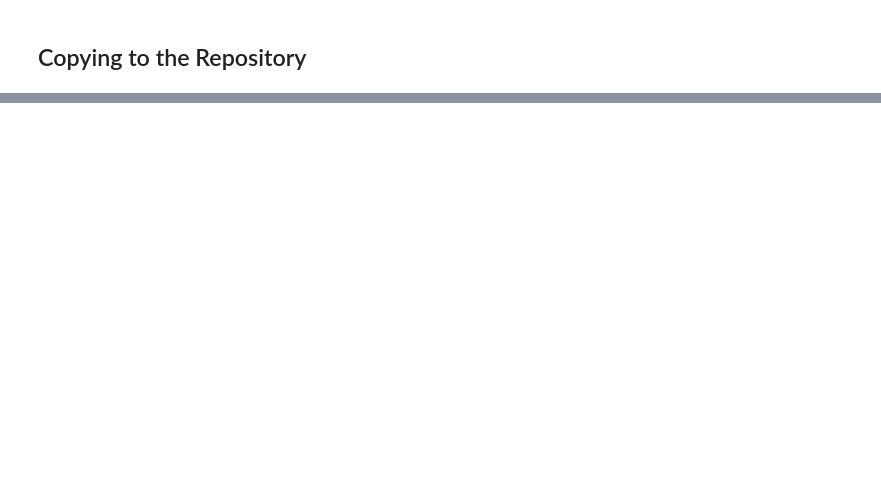
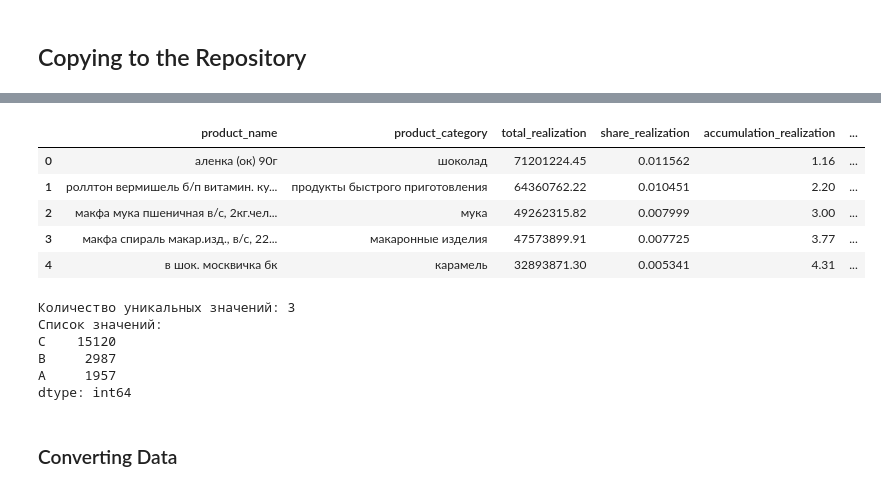
Before and after one commit to RoomJackal/FPLS, a Jupyter notebook: FPLS.ipynb, the cells around one changed output, grey strips where cells are left out. Saved outputs shown, nothing was run; the diff lists cells and outputs as text; code cells hidden in the pictures; blank space fills up the shorter version.

```diff
--- a/FPLS.ipynb
+++ b/FPLS.ipynb
@@ -30,0 +244,10 @@ print('Файлы успешно скопированы в репозитори
+# %%
+# Удаление категорий товаров у которых количество товаров меньше 10
+
+# Подсчёт количетсва строк для каждой категории товара
+category_counts = df_clean['product_category'].value_counts()
+# Фильтрация категорий товаров у которых количетсва товаров меньше 10 и определяем их индекс
+filtered_category_remove = category_counts[category_counts < 10].index
+# Удаление строк с этими категориями
+df_clean = df_clean[~df_clean['product_category'].isin(filtered_category_remove)]
+print(f'Размер отчищенного датасета - {df_clean.shape}')
@@ -30,0 +262,5 @@ print('Файлы успешно скопированы в репозитори
+# %%
+# Сортировка по убыванию по сумме реализации
+
+df_new_feature = df_clean.sort_values(by = 'total_realization', ascending = False)
+df_new_feature.head()
@@ -30,0 +274,5 @@ print('Файлы успешно скопированы в репозитори
+# %%
+# Преобразования накопительной суммы реализации в проценты
+
+df_new_feature['accumulation_realization'] = df_new_feature['accumulation_realization'].apply(lambda x: round((x * 100), 2))
+df_new_feature.head()
@@ -30,0 +286,36 @@ print('Файлы успешно скопированы в репозитори
+# %%
+# Функция классификации товаров
+
+def ABC_classification (accumulation_realization):
+    if accumulation_realization < 80:
+        return 'A'
+    elif 80 <= accumulation_realization <= 95:
+        return 'B'
+    else:
+        return 'C'
+# %%
+# Создание нового столбца с ABC классифкацией товаров
+
+df_new_feature['abc_classification'] = df_new_feature['accumulation_realization'].apply(ABC_classification)
+df_new_feature.head()
+# %% [output]
+|  | product_name | product_category | total_realization | share_realization | accumulation_realization | ... |
+| 0 | аленка (ок) 90г | шоколад | 71201224.45 | 0.011562 | 1.16 | ... |
+| 1 | роллтон вермишель б/п витамин. ку... | продукты быстрого приготовления | 64360762.22 | 0.010451 | 2.20 | ... |
+| 2 | макфа мука пшеничная в/с, 2кг.чел... | мука | 49262315.82 | 0.007999 | 3.00 | ... |
+| 3 | макфа спираль макар.изд., в/с, 22... | макаронные изделия | 47573899.91 | 0.007725 | 3.77 | ... |
+| 4 | в шок. москвичка бк | карамель | 32893871.30 | 0.005341 | 4.31 | ... |
+# %%
+# Вывод количетсва уникальных значений ABC классификации
+
+print(f'Количество уникальных значений: {df_new_feature['abc_classification'].nunique()}')
+print(f'Список значений:\n{df_new_feature.groupby(df_new_feature['abc_classification'].tolist()).size().sort_values(ascending = False)}')
+# %% [output]
+Количество уникальных значений: 3
+Список значений:
+C    15120
+B     2987
+A     1957
+dtype: int64
+# %% [markdown]
+### Converting Data
```
Also changed, not shown: parts of 38 cells of this notebook, 5 other files.
